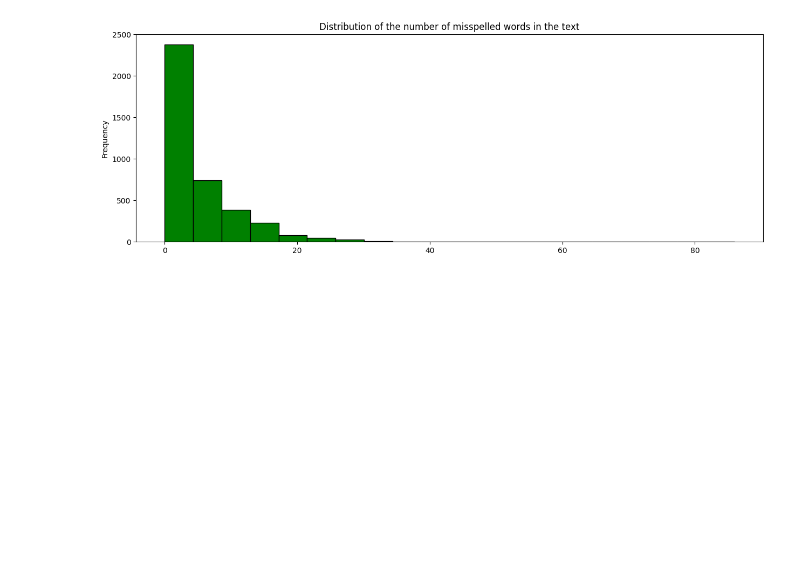
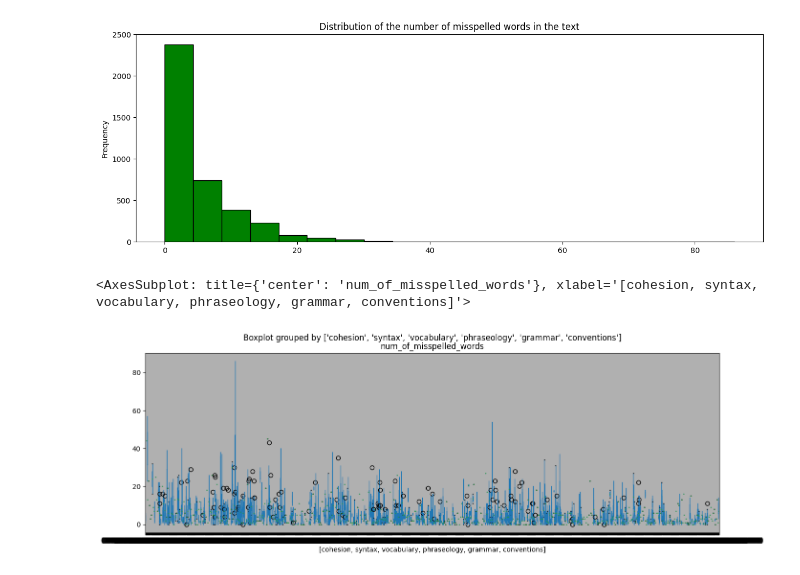
Before and after one commit to KubiakJakub01/Feedback-Prize-ELL, a Jupyter notebook: src/notebooks/research_features.ipynb, the cells around one changed output. Cells and saved outputs as stored; diff of their text form; code cells hidden in the pictures; blank space fills up the shorter version.

Commit message:
Boxplot of misspelled word by numberic_cols

```diff
--- a/src/notebooks/research_features.ipynb
+++ b/src/notebooks/research_features.ipynb
@@ -207,3 +207,11 @@ train_df[num_of_misspelled_words].plot(
 # %% [output]
 <AxesSubplot: title={'center': 'Distribution of the number of misspelled words in the text'}, ylabel='Frequency'>
 [figure]
+# %%
+# Plotbox of the number of misspelled words in the text for each numeric feature
+train_df.boxplot(
+    column=num_of_misspelled_words, by=numberic_cols, figsize=(15, 5)
+)
+# %% [output]
+<AxesSubplot: title={'center': 'num_of_misspelled_words'}, xlabel='[cohesion, syntax, vocabulary, phraseology, grammar, conventions]'>
+[figure, added]
```
